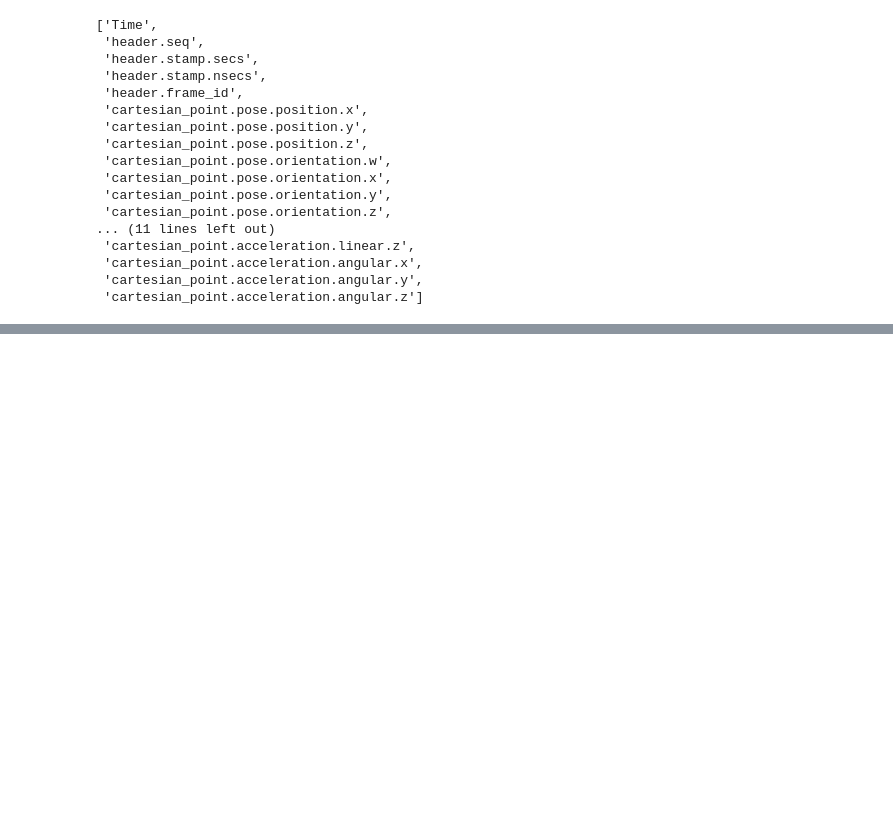
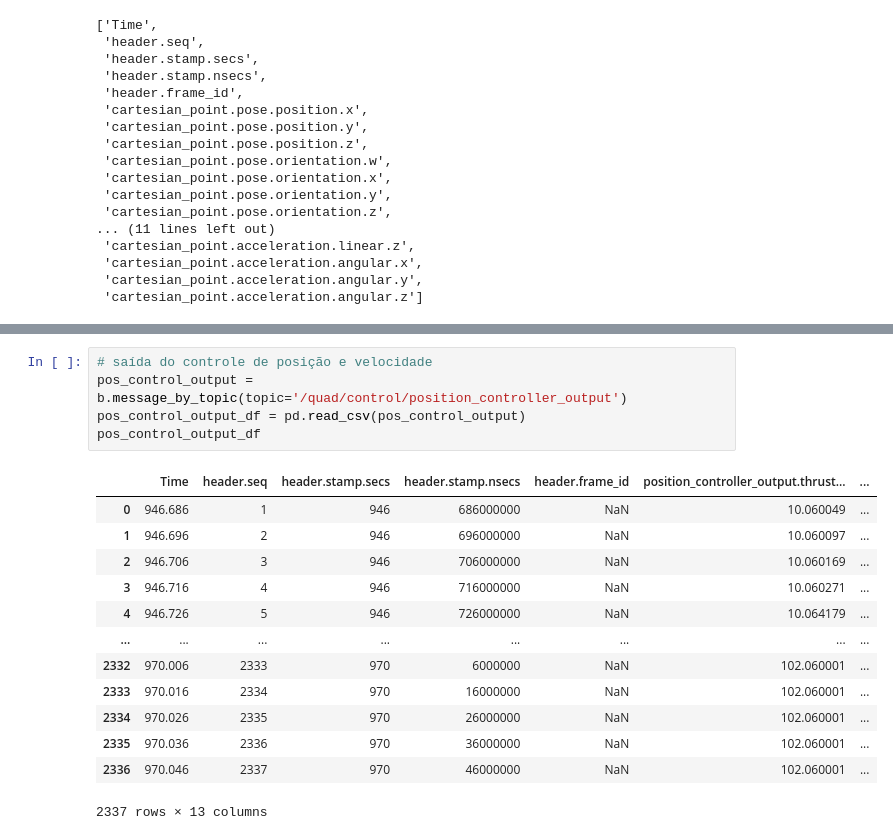
Before and after one commit to dferruzzo/quad_ufabc, a Jupyter notebook: scripts/rosbag.ipynb, the cells around one changed output, grey strips where cells are left out. Drawn from its saved outputs; the diff is of its cells as text; blank space fills up the shorter version.

```diff
--- a/scripts/rosbag.ipynb
+++ b/scripts/rosbag.ipynb
@@ -306,0 +281,19 @@ plt.show()
+# %%
+# saída do controle de posição e velocidade
+pos_control_output = b.message_by_topic(topic='/quad/control/position_controller_output')
+pos_control_output_df = pd.read_csv(pos_control_output)
+pos_control_output_df
+# %% [output]
+|  | Time | header.seq | header.stamp.secs | header.stamp.nsecs | header.frame_id | position_controller_output.thrust... | ... |
+| 0 | 946.686 | 1 | 946 | 686000000 | NaN | 10.060049 | ... |
+| 1 | 946.696 | 2 | 946 | 696000000 | NaN | 10.060097 | ... |
+| 2 | 946.706 | 3 | 946 | 706000000 | NaN | 10.060169 | ... |
+| 3 | 946.716 | 4 | 946 | 716000000 | NaN | 10.060271 | ... |
+| 4 | 946.726 | 5 | 946 | 726000000 | NaN | 10.064179 | ... |
+| ... | ... | ... | ... | ... | ... | ... | ... |
+| 2332 | 970.006 | 2333 | 970 | 6000000 | NaN | 102.060001 | ... |
+| 2333 | 970.016 | 2334 | 970 | 16000000 | NaN | 102.060001 | ... |
+| 2334 | 970.026 | 2335 | 970 | 26000000 | NaN | 102.060001 | ... |
+| 2335 | 970.036 | 2336 | 970 | 36000000 | NaN | 102.060001 | ... |
+| 2336 | 970.046 | 2337 | 970 | 46000000 | NaN | 102.060001 | ... |
+2337 rows × 13 columns
```
Also changed, not shown: parts of 14 cells of this notebook, 6 other files.
